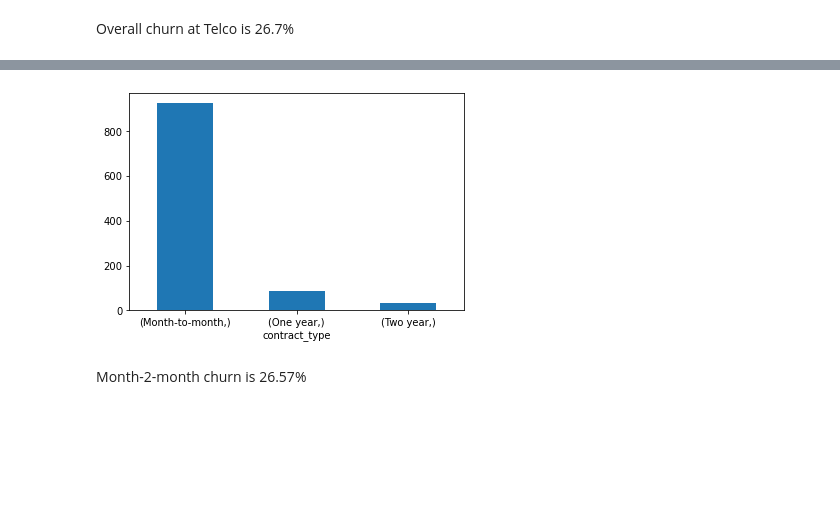
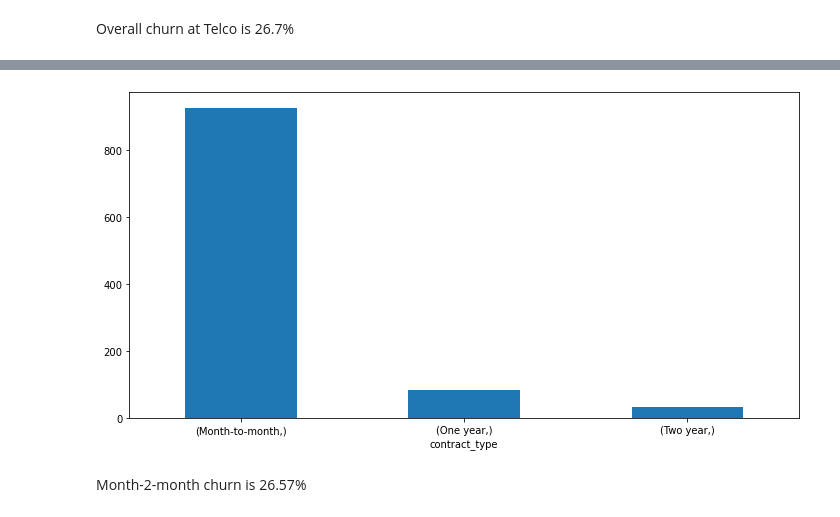
Before and after one commit to chloerwhitaker/Telco_Classification_Project, a Jupyter notebook: Telco_Classification_Report.ipynb, the cells around one changed output, grey strips where cells are left out. Drawn from its saved outputs; the diff is of its cells as text; code cells hidden in the pictures; blank space fills up the shorter version.

```diff
--- a/Telco_Classification_Report.ipynb
+++ b/Telco_Classification_Report.ipynb
@@ -228,8 +263,9 @@ plt.show()
 # %%
 # m2m churn compared to the other contract types
+plt.figure(figsize=(12, 6))
 m2m_churn.value_counts().plot.bar(rot=0);
 # %% [output]
-[figure, old version]
+[figure, new version]
 # %% [markdown]
 Month-2-month churn is 26.57%
 # %% [markdown]
```
Also changed, not shown: parts of 23 cells of this notebook.
